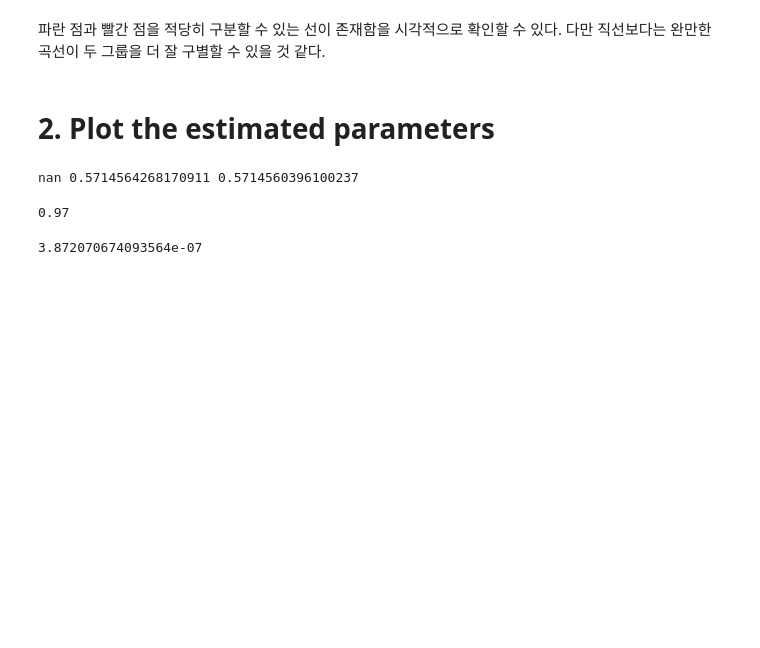
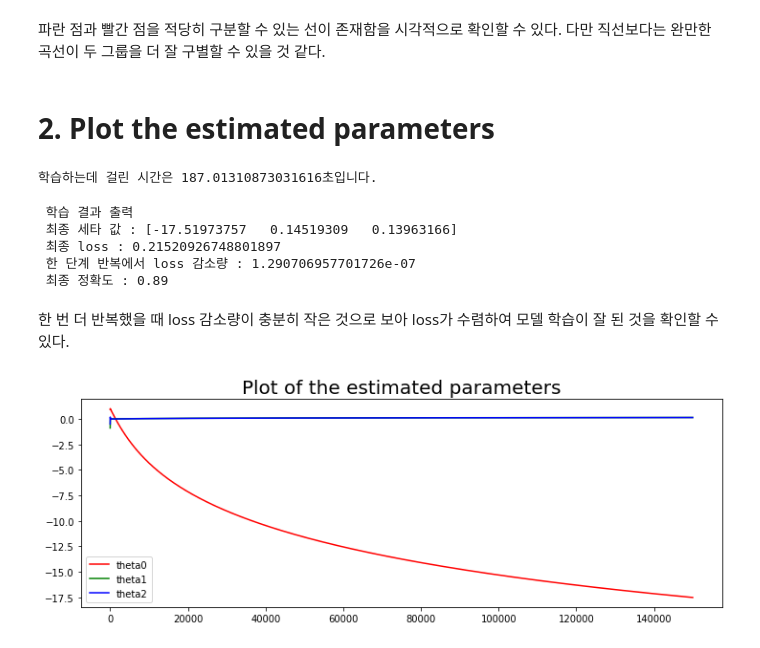
Before and after one commit to BaeHyungjun/2020-1-MachineLearning, a Jupyter notebook: 20152410_배형준_머신러닝_과제5.ipynb, the cells around one changed output. Saved outputs shown, nothing was run; the diff lists cells and outputs as text; code cells hidden in the pictures; blank space fills up the shorter version.

Commit message:
Assignment 5-2
로지스틱 회귀 모델을 구현해서 데이터로 학습시켰다.
학습 마지막 부분에서 한 단계 반복 loss 감소량이 충분히 작아 loss가 수렴했고 그로 인해 학습이 잘 되었다고 판단할 수 있었다.
마찬가지로 parameter들도 loss가 수렴함과 같이 수렴하였다.

```diff
--- a/20152410_배형준_머신러닝_과제5.ipynb
+++ b/20152410_배형준_머신러닝_과제5.ipynb
@@ -103,16 +105,32 @@ def logistic_regression(X, Y):
 
     return result_theta, fitted_value, record_theta, record_loss, record_accuracy
 # %%
+import time
+start = time.time()
 result_theta, fitted_value, record_theta, record_loss, record_accuracy = logistic_regression(X, Y)
+print('학습하는데 걸린 시간은 {}초입니다.'.format(time.time() - start))
+# %% [output]
+학습하는데 걸린 시간은 187.01310873031616초입니다.
-# %%
-print(record_loss[1], record_loss[-2], record_loss[-1])
-# %% [output]
-nan 0.5714564268170911 0.5714560396100237
-# %%
-print(record_accuracy[-1])
-# %% [output]
-0.97
-# %%
-print(record_loss[-2] - record_loss[-1])
-# %% [output]
-3.872070674093564e-07
+# %%
+print(' 학습 결과 출력 \n 최종 세타 값 : {} \n 최종 loss : {} \n 한 단계 반복에서 loss 감소량 : {} \n 최종 정확도 : {}'.format(
+    result_theta, record_loss[-1], record_loss[-2] - record_loss[-1], record_accuracy[-1]))
+# %% [output]
+ 학습 결과 출력
+ 최종 세타 값 : [-17.51973757   0.14519309   0.13963166]
+ 최종 loss : 0.21520926748801897
+ 한 단계 반복에서 loss 감소량 : 1.290706957701726e-07
+ 최종 정확도 : 0.89
+# %% [markdown]
+한 번 더 반복했을 때 loss 감소량이 충분히 작은 것으로 보아 loss가 수렴하여 모델 학습이 잘 된 것을 확인할 수 있다.
+# %%
+# plot the estimated parameters
+
+plt.figure(figsize=(12, 4))
+plt.plot(record_theta[:, 0], 'r', label='theta0')
+plt.plot(record_theta[:, 1], 'g', label='theta1')
+plt.plot(record_theta[:, 2], 'b', label='theta2')
+plt.title('Plot of the estimated parameters', fontsize=20)
+plt.legend(loc='best')
+plt.show()
+# %% [output]
+[figure, added]
```
Also changed, not shown: parts of 6 cells of this notebook.
